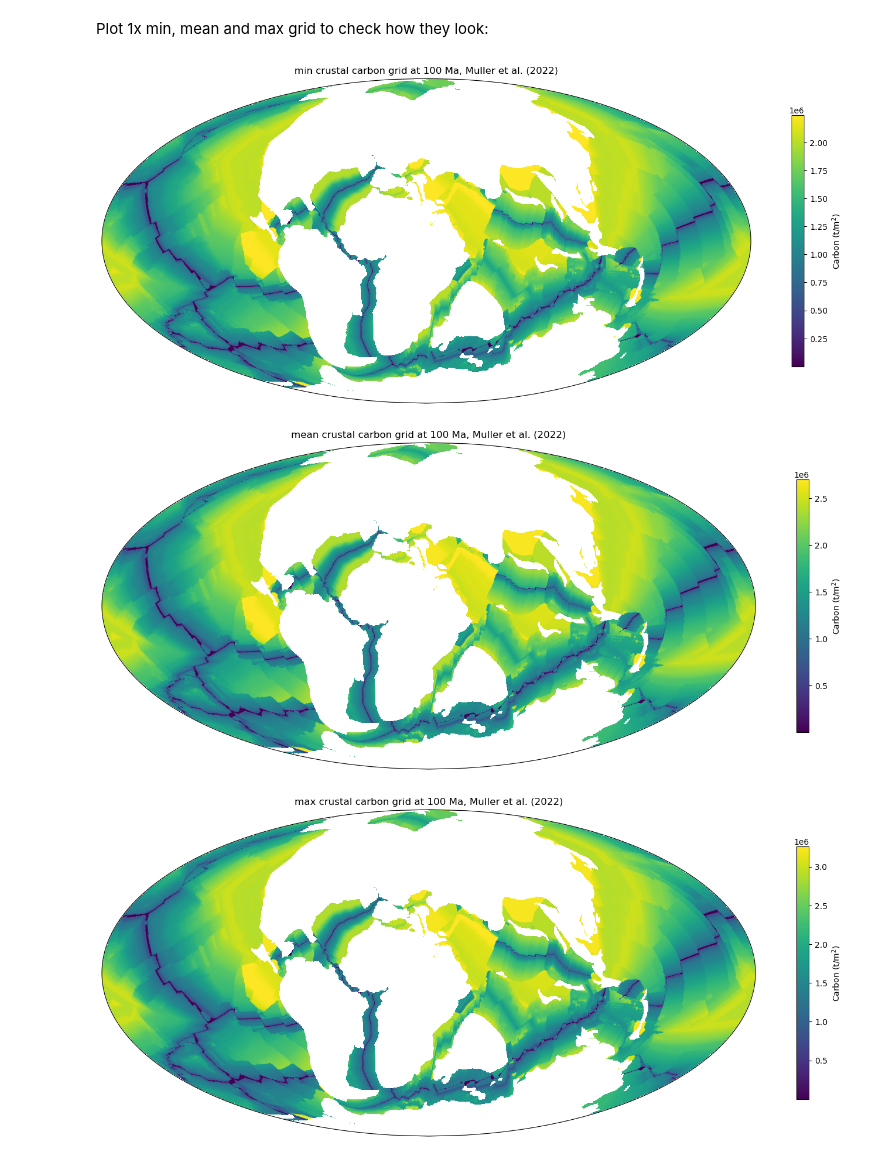
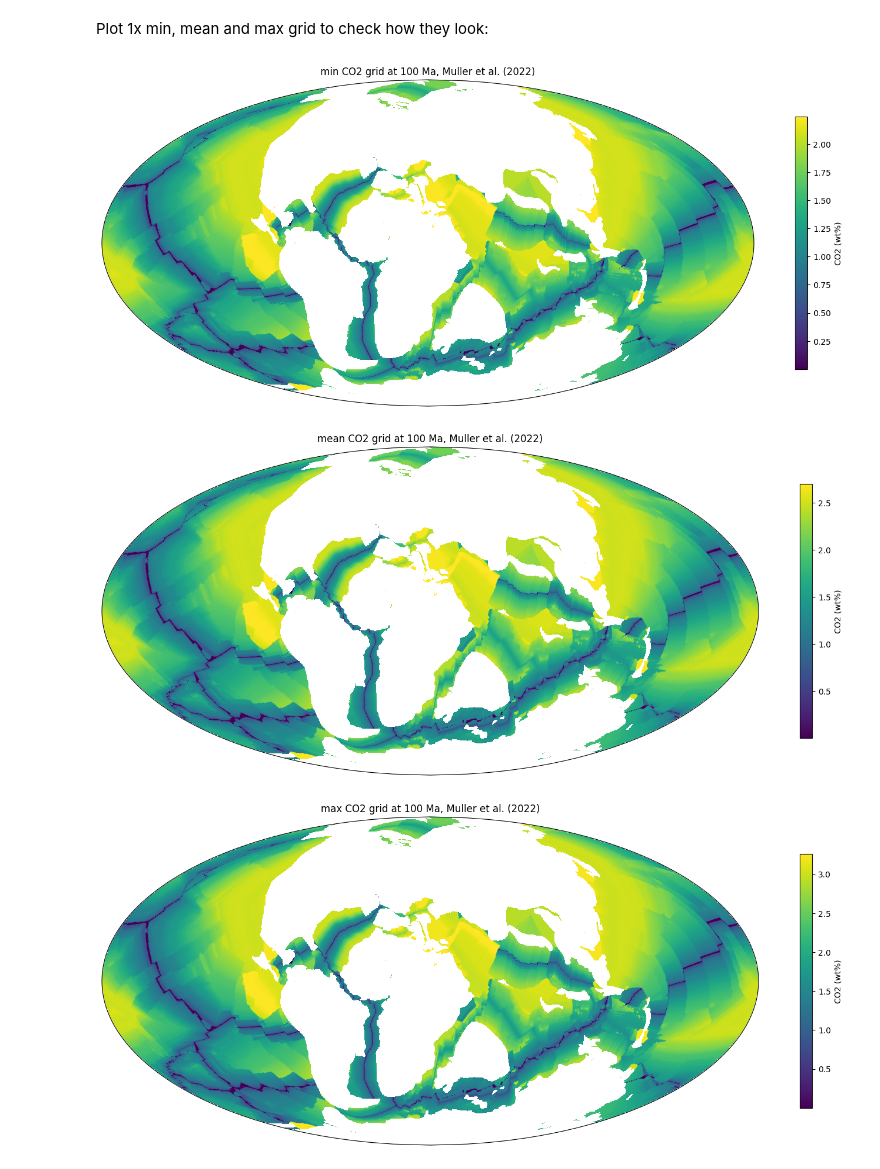
Before and after one commit to EarthByte/Solid_Earth_carbon_degassing_sequestration_1Ga, a Jupyter notebook: Muller_etal_2022/utils/Min-Mean-Max-Crustal-Carbon.ipynb, the cells around one changed output. Cells and saved outputs as stored; diff of their text form; code cells hidden in the pictures.

```diff
--- a/Muller_etal_2022/utils/Min-Mean-Max-Crustal-Carbon.ipynb
+++ b/Muller_etal_2022/utils/Min-Mean-Max-Crustal-Carbon.ipynb
@@ -34,11 +49,11 @@ os.makedirs(output_path, exist_ok=True)
 
 # --------------- Everything below here can be kept as-is ----------------
 grid_directory = "../Muller2022_InputGrids/SeafloorAge"
-agegrid_path = grid_directory+"/Muller2022_SEAFLOOR_AGE_grid_{:.1f}Ma.nc"
+agegrid_path = grid_directory+"/Muller2022_SEAFLOOR_AGE_grid_{:.2f}Ma.nc"
 
 # Change `folder_name`: a string to name a new sub-folder for a new set of Notebook 1 outputs;
 # useful for keeping track of reruns
-folder_name = "Muller22_Mar2"
+folder_name = "Muller22_Sep17"
 
 # Don't change this: directory to input files
 fig_dir = "../Outputs/{}/Others/".format(folder_name)
@@ -133,30 +238,30 @@ Plot 1x min, mean and max grid to check how they look:
 # %%
 # Set up plot
 crustalgrid_path = output_path+"/{}/{}/upper_crustal_CO2_{}_{}.nc"
 
-def plot_crustal_carbon(crustalgrid_path, time):
+def plot_CO2_grid(crustalgrid_path, time):
 
     fig = plt.figure(figsize=(18,14), dpi=100)
     ax1 = fig.add_subplot(111, projection=ccrs.Mollweide(central_longitude = 20))
-    ax1.set_title("{} crustal carbon grid at {} Ma, Muller et al. (2022)".format(mode, time))
+    ax1.set_title("{} CO2 grid at {} Ma, Muller et al. (2022)".format(mode, time))
 
     im = plt.imshow(
-        gplately.grids.Raster(filename=crustalgrid_path.format(mode, time, mode, time)).data*1e6,
+        gplately.grids.Raster(filename=crustalgrid_path.format(mode, time, mode, time)).data,
         origin="lower", transform=ccrs.PlateCarree()
     )
-
-    fig.colorbar(im, shrink=0.4, label='Carbon (t/m$^2$)')
+    ssss
+    fig.colorbar(im, shrink=0.4, label='CO2 (wt%)')
 
     ax1.set_global()
 
     # plt.savefig(output_path+"/{}/upper_crustal_CO2_{}.png".format(time, time))
     return
 
 
 for mode in ["min", "mean", "max"]:
     for time in [100]:
-        plot_crustal_carbon(crustalgrid_path.format(mode, time, mode, time), time)
+        plot_CO2_grid(crustalgrid_path.format(mode, time, mode, time), time)
 # %% [output]
-[figure, old version]
+[figure, new version]
-[figure, old version]
+[figure, new version]
-[figure, old version]
+[figure, new version]
```
Also changed, not shown: parts of 5 cells of this notebook, 27 other files.
